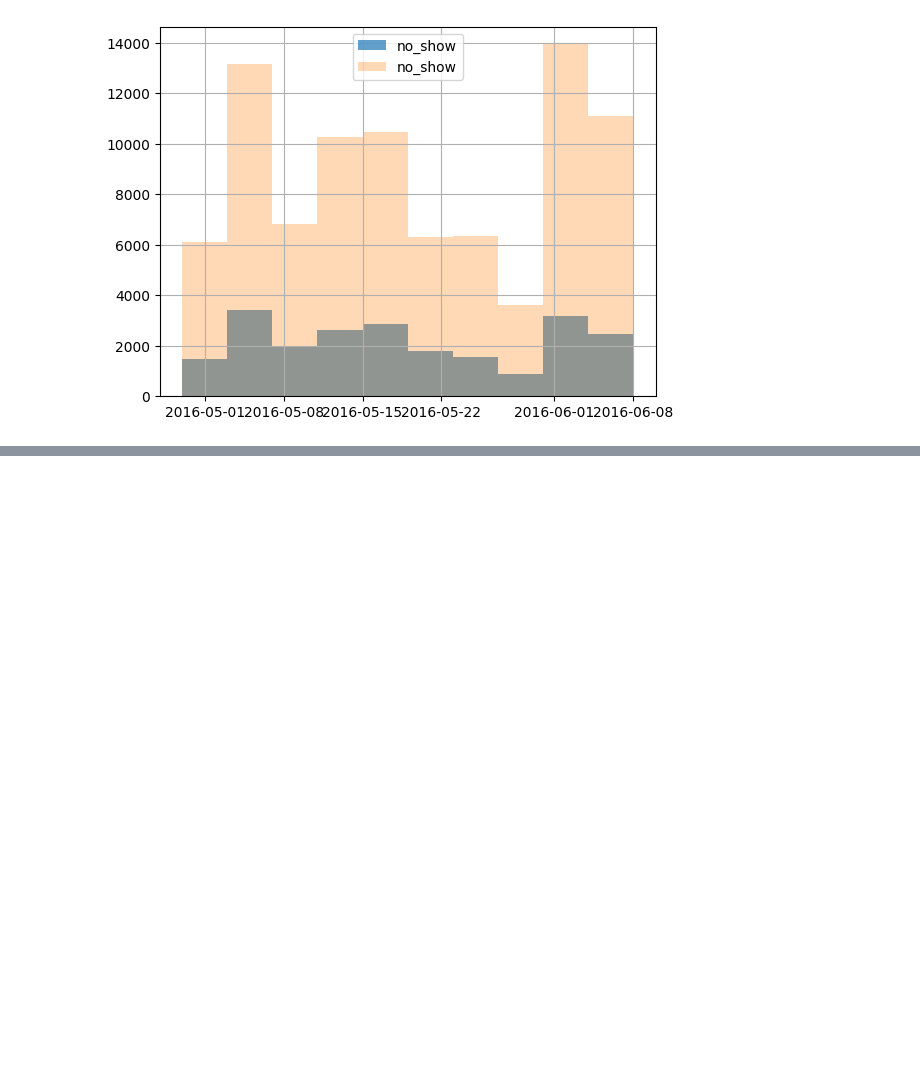
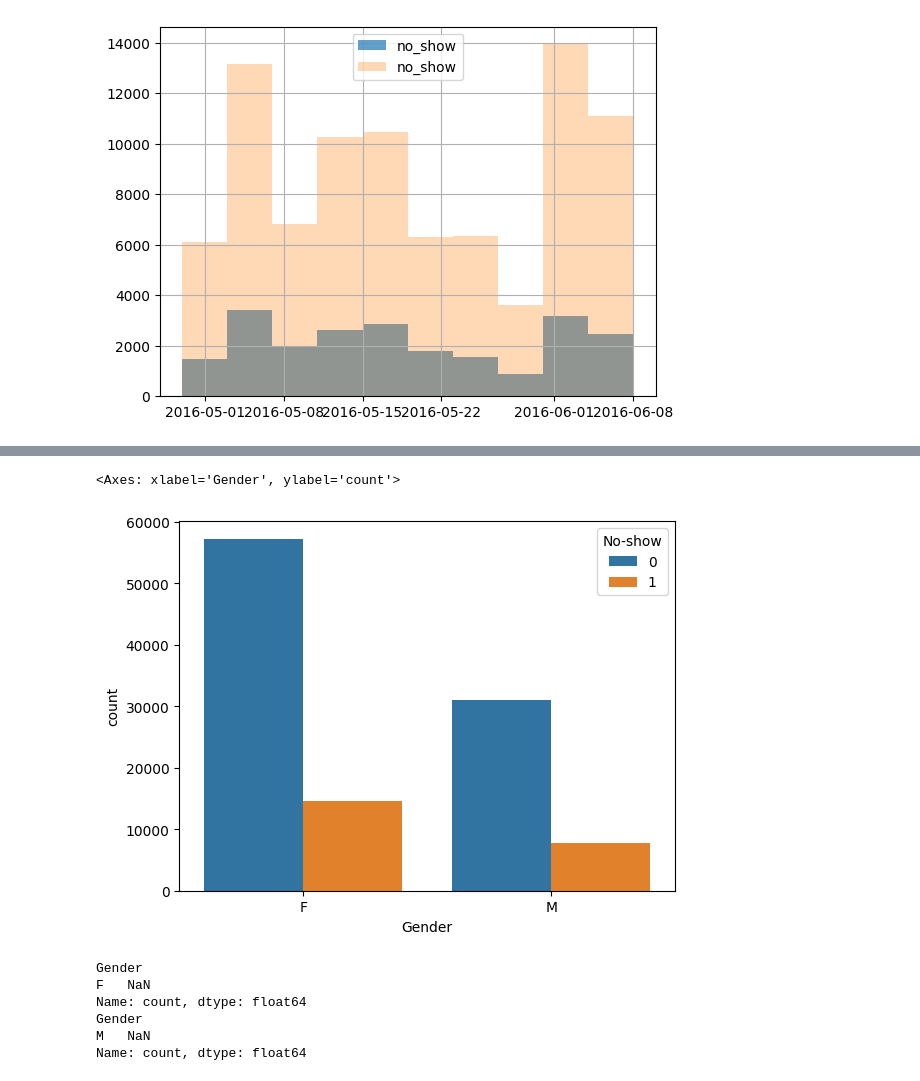
Before and after one commit to biiiing-lab/2024_Data_Analysis_Boot_Camp, a Jupyter notebook: CH08_hospital_No_Show/hospital_no_show.ipynb, the cells around one changed output, grey strips where cells are left out. Cells and saved outputs as stored; diff of their text form; code cells hidden in the pictures; blank space fills up the shorter version.

```diff
--- a/CH08_hospital_No_Show/hospital_no_show.ipynb
+++ b/CH08_hospital_No_Show/hospital_no_show.ipynb
@@ -230,0 +267,21 @@ plt.legend()
+# %%
+sns.countplot(x='Gender', hue='No-show', data=df)
+# %% [output]
+<Axes: xlabel='Gender', ylabel='count'>
+[figure, added]
+# %%
+female = df[(df['Gender'] == 'F') & (df['No-show'] == '1')]['Gender'].value_counts()
+male = df[(df['Gender'] == 'M') & (df['No-show'] == '1')]['Gender'].value_counts()
+
+female_total = df[df['Gender']=='F']['Gender'].value_counts()
+male_total = df[df['Gender']=='M']['Gender'].value_counts()
+
+print(female/female_total)
+print(male/male_total)
+# %% [output]
+Gender
+F   NaN
+Name: count, dtype: float64
+Gender
+M   NaN
+Name: count, dtype: float64
```
Also changed, not shown: parts of 6 cells of this notebook, 3 other files.
